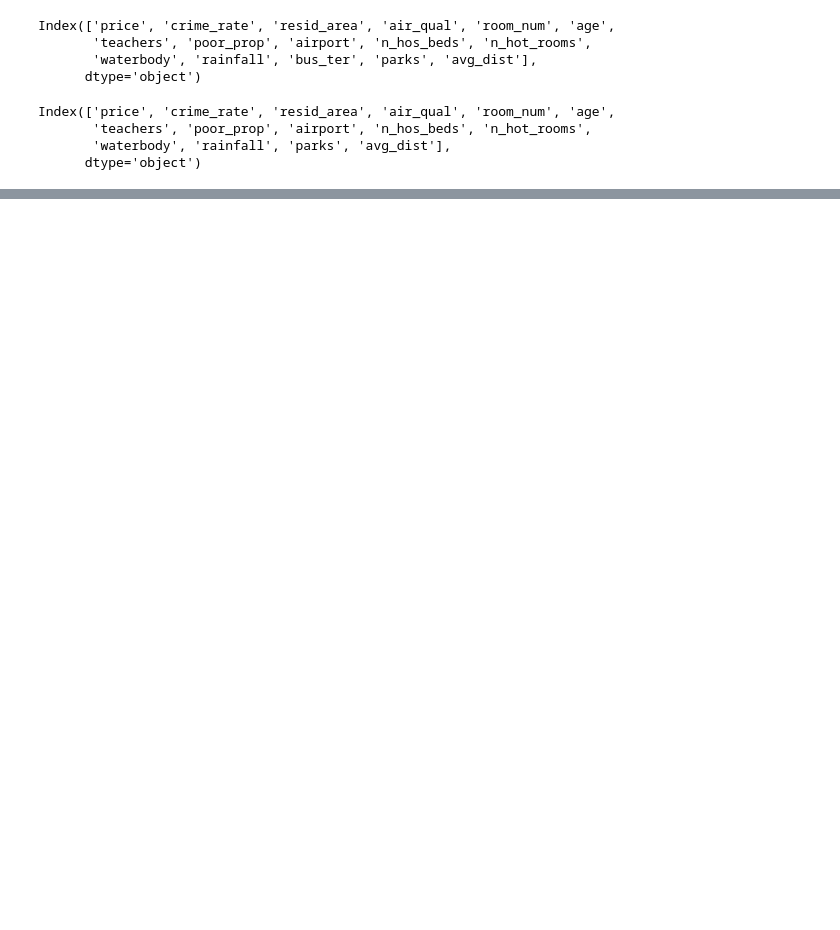
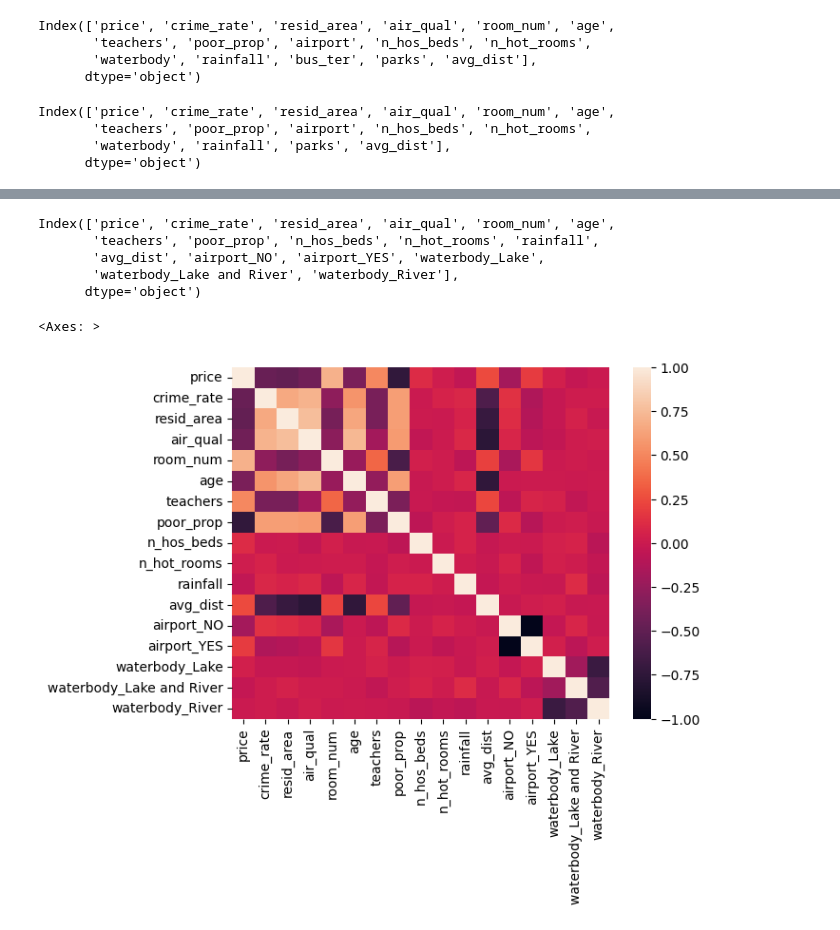
Before and after one commit to Fauzan555/House_price_prediction, a Jupyter notebook: House_pridict.ipynb, the cells around one changed output, grey strips where cells are left out. Saved outputs shown, nothing was run; the diff lists cells and outputs as text; code cells hidden in the pictures; blank space fills up the shorter version.

Commit message:
analyzing house_price_data

```diff
--- a/House_pridict.ipynb
+++ b/House_pridict.ipynb
@@ -393,0 +416,2 @@ df.describe()
+# %%
+df=pd.get_dummies(df)
@@ -393,0 +451,13 @@ df.describe()
+# %%
+print(df.columns)
+# %% [output]
+Index(['price', 'crime_rate', 'resid_area', 'air_qual', 'room_num', 'age',
+       'teachers', 'poor_prop', 'n_hos_beds', 'n_hot_rooms', 'rainfall',
+       'avg_dist', 'airport_NO', 'airport_YES', 'waterbody_Lake',
+       'waterbody_Lake and River', 'waterbody_River'],
+      dtype='object')
+# %%
+sns.heatmap(df.corr())
+# %% [output]
+<Axes: >
+[figure, added]
```
Also changed, not shown: parts of 13 cells of this notebook.
